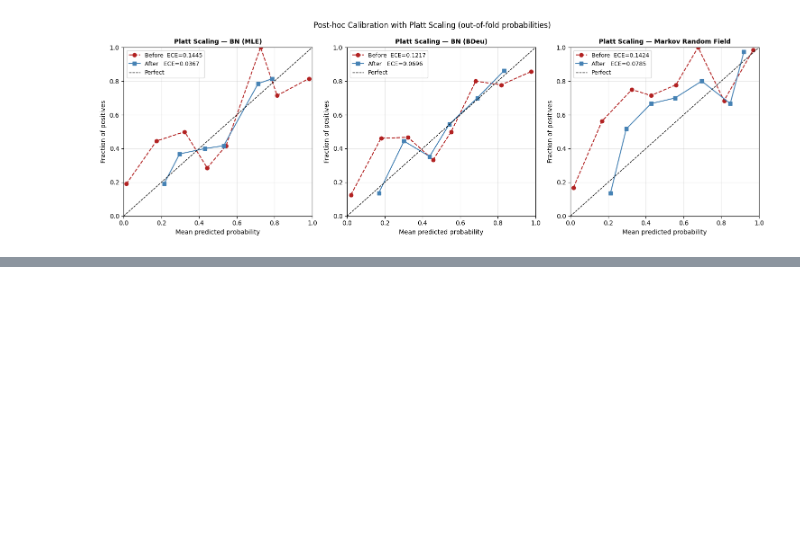
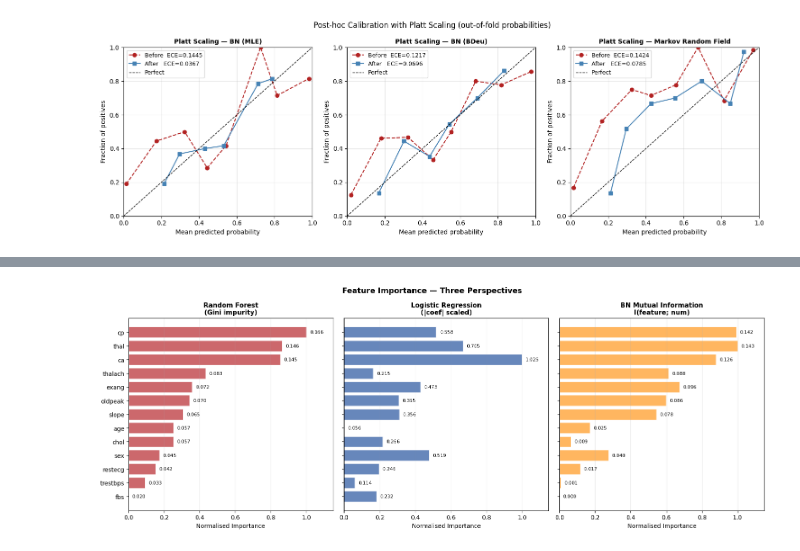
Before and after one commit to cheahcha/cs5340-project, a Jupyter notebook: evaluation.ipynb, the cells around one changed output, grey strips where cells are left out. Drawn from its saved outputs; the diff is of its cells as text; code cells hidden in the pictures; blank space fills up the shorter version.

```diff
--- a/evaluation.ipynb
+++ b/evaluation.ipynb
@@ -780,0 +1143,86 @@ plt.show()
+# %%
+## Section D Code: Feature Importance — RF, LR, BN-MI
+from sklearn.preprocessing import StandardScaler
+
+FEAT_COLS = ['age', 'sex', 'cp', 'trestbps', 'chol', 'fbs', 'restecg',
+             'thalach', 'exang', 'oldpeak', 'slope', 'ca', 'thal']
+
+X_full = df_disc[FEAT_COLS].values
+y_full = df_disc['num'].values
+
+# ── Random Forest on full data ─────────────────────────────────────────────────
+rf_full = RandomForestClassifier(n_estimators=200, random_state=42)
+rf_full.fit(X_full, y_full)
+rf_importance = rf_full.feature_importances_
+
+# ── Logistic Regression on scaled full data ────────────────────────────────────
+scaler  = StandardScaler()
+X_scaled = scaler.fit_transform(X_full)
+lr_full  = LogisticRegression(random_state=42, max_iter=1000)
+lr_full.fit(X_scaled, y_full)
+lr_coef = np.abs(lr_full.coef_[0])   # absolute value for importance ranking
+
+# ── BN Mutual Information ──────────────────────────────────────────────────────
+bn_mi = np.array([mutual_info_score(df_disc[f], df_disc['num']) for f in FEAT_COLS])
+
+# ── Normalise all three to [0,1] for fair visual comparison ───────────────────
+def norm01(x):
+    x = np.array(x, dtype=float)
+    if x.max() == x.min():
+        return x
+    return (x - x.min()) / (x.max() - x.min())
+
+rf_norm = norm01(rf_importance)
+lr_norm = norm01(lr_coef)
+mi_norm = norm01(bn_mi)
+
+# Sort by RF importance for consistent ordering
+sort_idx = np.argsort(rf_importance)
+feat_sorted = [FEAT_COLS[i] for i in sort_idx]
+
+fig, axes = plt.subplots(1, 3, figsize=(16, 6), sharey=True)
+y_pos = np.arange(len(FEAT_COLS))
+
+titles   = ['Random Forest\n(Gini impurity)', 'Logistic Regression\n(|coef| scaled)',
+            'BN Mutual Information\nI(feature; num)']
+values   = [rf_norm[sort_idx], lr_norm[sort_idx], mi_norm[sort_idx]]
+raw_vals = [rf_importance[sort_idx], lr_coef[sort_idx], bn_mi[sort_idx]]
+col_list = ['#C44E52', '#4C72B0', '#FFAA44']
+
+for ax, title, vals, raw, color in zip(axes, titles, values, raw_vals, col_list):
+    bars = ax.barh(y_pos, vals, color=color, alpha=0.85, edgecolor='white')
+    ax.set_yticks(y_pos)
+    ax.set_yticklabels(feat_sorted, fontsize=10)
+    ax.set_xlabel('Normalised Importance', fontsize=10)
+    ax.set_title(title, fontsize=11, fontweight='bold')
+    ax.set_xlim(0, 1.15)
+    for i, (v, rv) in enumerate(zip(vals, raw)):
+        ax.text(v + 0.02, i, f'{rv:.3f}', va='center', fontsize=8)
+    ax.grid(axis='x', alpha=0.3)
+
+plt.suptitle('Feature Importance — Three Perspectives', fontsize=13, fontweight='bold')
+plt.tight_layout()
+plt.show()
+
+# ── Ranking agreement ─────────────────────────────────────────────────────────
+print("Feature ranking by method (most important → least important):")
+rf_rank  = [FEAT_COLS[i] for i in np.argsort(rf_importance)[::-1]]
+lr_rank  = [FEAT_COLS[i] for i in np.argsort(lr_coef)[::-1]]
+mi_rank  = [FEAT_COLS[i] for i in np.argsort(bn_mi)[::-1]]
+print(f"  RF:  {rf_rank}")
+print(f"  LR:  {lr_rank}")
+print(f"  MI:  {mi_rank}")
+
+top3_rf = set(rf_rank[:3]);  top3_lr = set(lr_rank[:3]);  top3_mi = set(mi_rank[:3])
+print(f"\nTop-3 overlap: RF∩LR={top3_rf & top3_lr}, RF∩MI={top3_rf & top3_mi}, "
+      f"LR∩MI={top3_lr & top3_mi}, all three={top3_rf & top3_lr & top3_mi}")
+
+# ── Ablation table: remove ca and thal ────────────────────────────────────────
+print("\n\nAblation table: AUC with all features vs without ca+thal:")
+print(f"{'Model':<22}  {'Full AUC':>10}  {'Drop ca+thal AUC':>18}  {'Drop':>8}")
+for m_key in ['BN_BDeu', 'BestMRF']:
+    full_auc = np.mean(cv_results[m_key]['auc'])
+    abl_auc  = np.mean(ablation_results['drop_imaging'][m_key]['auc'])
+    print(f"  {m_key:<20}  {full_auc:>10.4f}  {abl_auc:>18.4f}  {full_auc-abl_auc:>+8.4f}")
+# %% [output]
+[figure, added]
```
Also changed, not shown: parts of 10 cells of this notebook, 8 other files.
